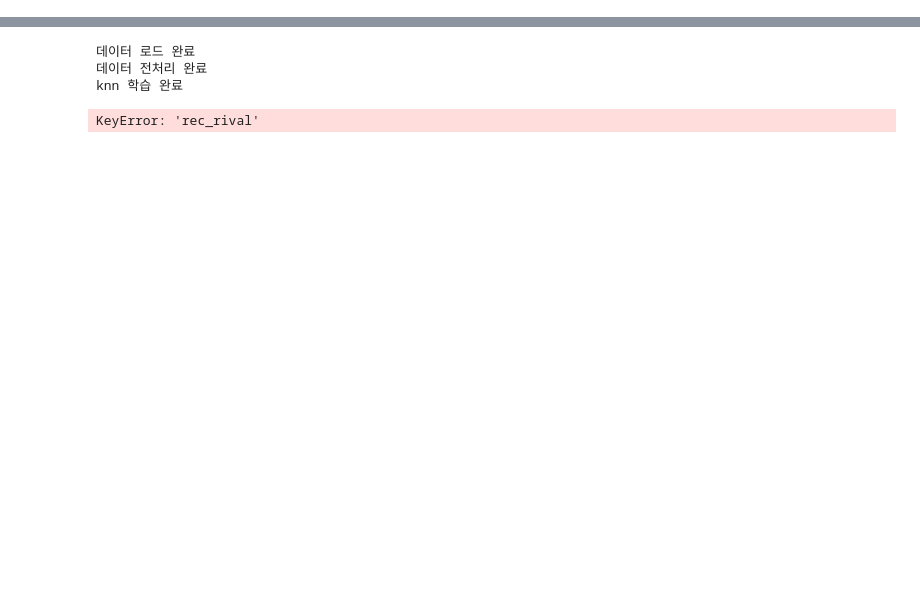
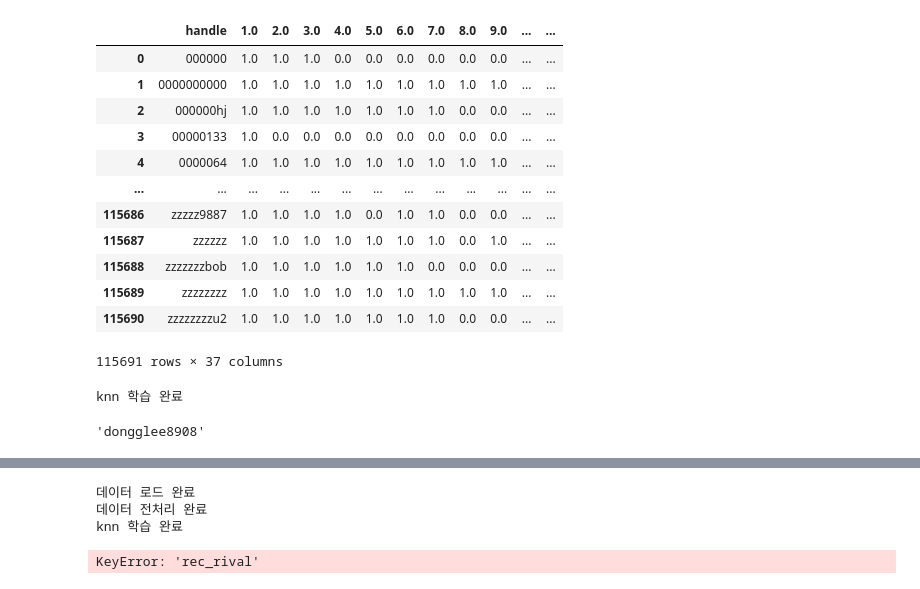
Before and after one commit to kyj098707/AIVLE_BIGPRJ, a Jupyter notebook: ai/armi/knn.ipynb, the cells around one changed output, grey strips where cells are left out. Drawn from its saved outputs; the diff is of its cells as text; code cells hidden in the pictures; blank space fills up the shorter version.

```diff
--- a/ai/armi/knn.ipynb
+++ b/ai/armi/knn.ipynb
@@ -19,10 +19,13 @@ def remove_self(x):
         return x[1][:6]
 # %%
 def load_data():
-    problem = pd.read_csv('problems.csv', encoding='utf-8')  # 백준 문제 데이터
-    users = pd.read_csv('users.csv', encoding='utf-8')  # solved.ac이랑 연동된 유저 데이터
-    solved_problem = pd.read_csv('solved_problems.csv')  # solved.ac 유저별 푼 문제 데이터
+    problem = pd.read_csv('data/problems.csv', encoding='utf-8')  # 백준 문제 데이터
+    users = pd.read_csv('data/users.csv', encoding='utf-8')  # solved.ac이랑 연동된 유저 데이터
+    solved_problem = pd.read_csv('data/solved_problems.csv')  # solved.ac 유저별 푼 문제 데이터
 
+    # csv파일 str list제거 후 list화
+    # problem에서는 태그와 이름
+    # solved_problem에서는 푼 문제들
     problem['tags'] = problem['tags'].apply(lambda x: str_to_list(x))
     problem['titles'] = problem['titles'].apply(lambda x: str_to_list(x))
     solved_problem['problems'] = solved_problem['problems'].apply(lambda x: str_to_list(x) if isinstance(x, str) else [])
@@ -43,3 +46,5 @@ def load_data():
     users.reset_index(inplace=True, drop=True)
 
     return problem, solved_problem, users
+# %%
+problem, solved_problem, users = load_data()
@@ -89,0 +143,27 @@ def preprocess_rival(problem, solved_problem, users):
+# %%
+data = preprocess_rival(problem, solved_problem, users)
+# %%
+data
+# %% [output]
+|  | handle | 1.0 | 2.0 | 3.0 | 4.0 | 5.0 | 6.0 | 7.0 | 8.0 | 9.0 | ... | ... |
+| 0 | 000000 | 1.0 | 1.0 | 1.0 | 0.0 | 0.0 | 0.0 | 0.0 | 0.0 | 0.0 | ... | ... |
+| 1 | 0000000000 | 1.0 | 1.0 | 1.0 | 1.0 | 1.0 | 1.0 | 1.0 | 1.0 | 1.0 | ... | ... |
+| 2 | 000000hj | 1.0 | 1.0 | 1.0 | 1.0 | 1.0 | 1.0 | 1.0 | 0.0 | 0.0 | ... | ... |
+| 3 | 00000133 | 1.0 | 0.0 | 0.0 | 0.0 | 0.0 | 0.0 | 0.0 | 0.0 | 0.0 | ... | ... |
+| 4 | 0000064 | 1.0 | 1.0 | 1.0 | 1.0 | 1.0 | 1.0 | 1.0 | 1.0 | 1.0 | ... | ... |
+| ... | ... | ... | ... | ... | ... | ... | ... | ... | ... | ... | ... | ... |
+| 115686 | zzzzz9887 | 1.0 | 1.0 | 1.0 | 1.0 | 0.0 | 1.0 | 1.0 | 0.0 | 0.0 | ... | ... |
+| 115687 | zzzzzz | 1.0 | 1.0 | 1.0 | 1.0 | 1.0 | 1.0 | 1.0 | 0.0 | 1.0 | ... | ... |
+| 115688 | zzzzzzzbob | 1.0 | 1.0 | 1.0 | 1.0 | 1.0 | 1.0 | 0.0 | 0.0 | 0.0 | ... | ... |
+| 115689 | zzzzzzzz | 1.0 | 1.0 | 1.0 | 1.0 | 1.0 | 1.0 | 1.0 | 1.0 | 1.0 | ... | ... |
+| 115690 | zzzzzzzzu2 | 1.0 | 1.0 | 1.0 | 1.0 | 1.0 | 1.0 | 1.0 | 0.0 | 0.0 | ... | ... |
+115691 rows × 37 columns
+# %%
+knn = NearestNeighbors(n_neighbors=7, p=1)
+df_data = np.array(data.iloc[:, 1:])
+knn.fit(df_data)
+rival_idx = knn.kneighbors(df_data, return_distance=False)
+
+print('knn 학습 완료')
+# %% [output]
+knn 학습 완료
@@ -89,0 +172,4 @@ def preprocess_rival(problem, solved_problem, users):
+# %%
+data['handle'][24641]
+# %% [output]
+'dongglee8908'
```
Also changed, not shown: parts of 17 cells of this notebook, 14 other files.
